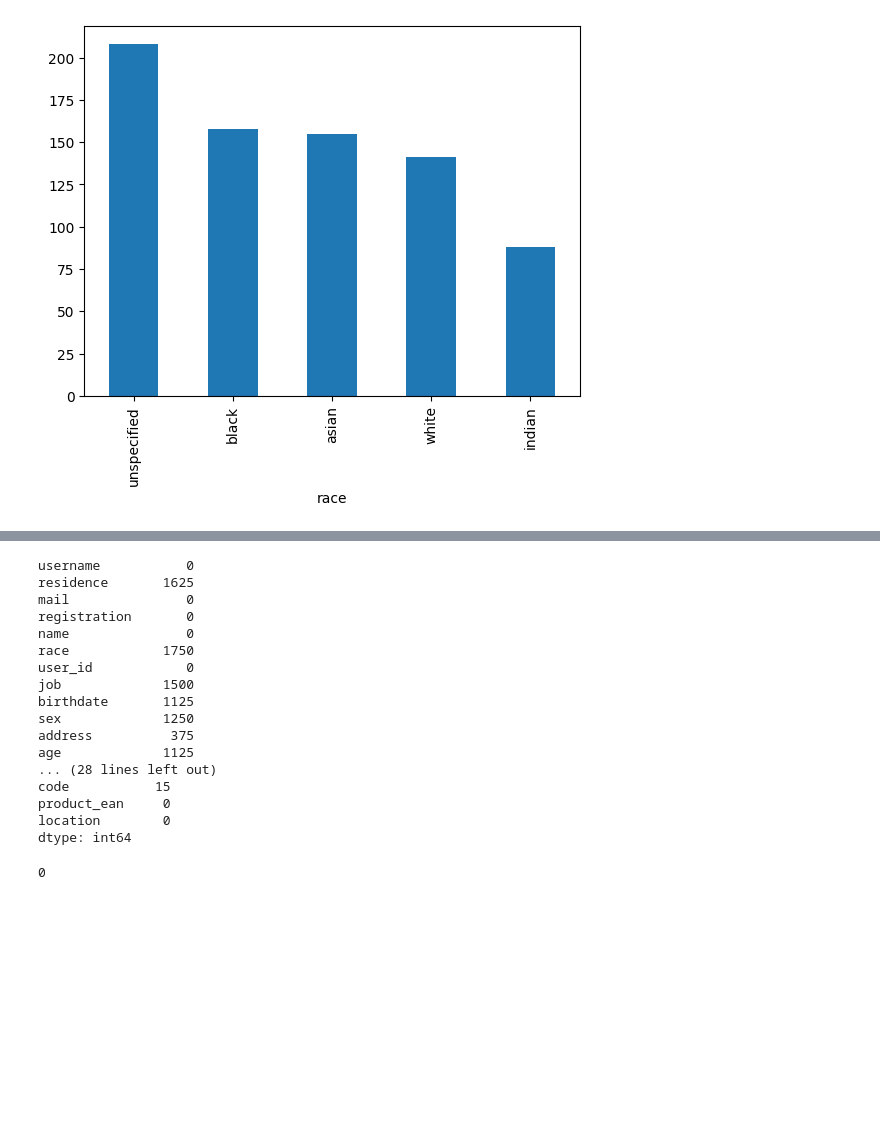
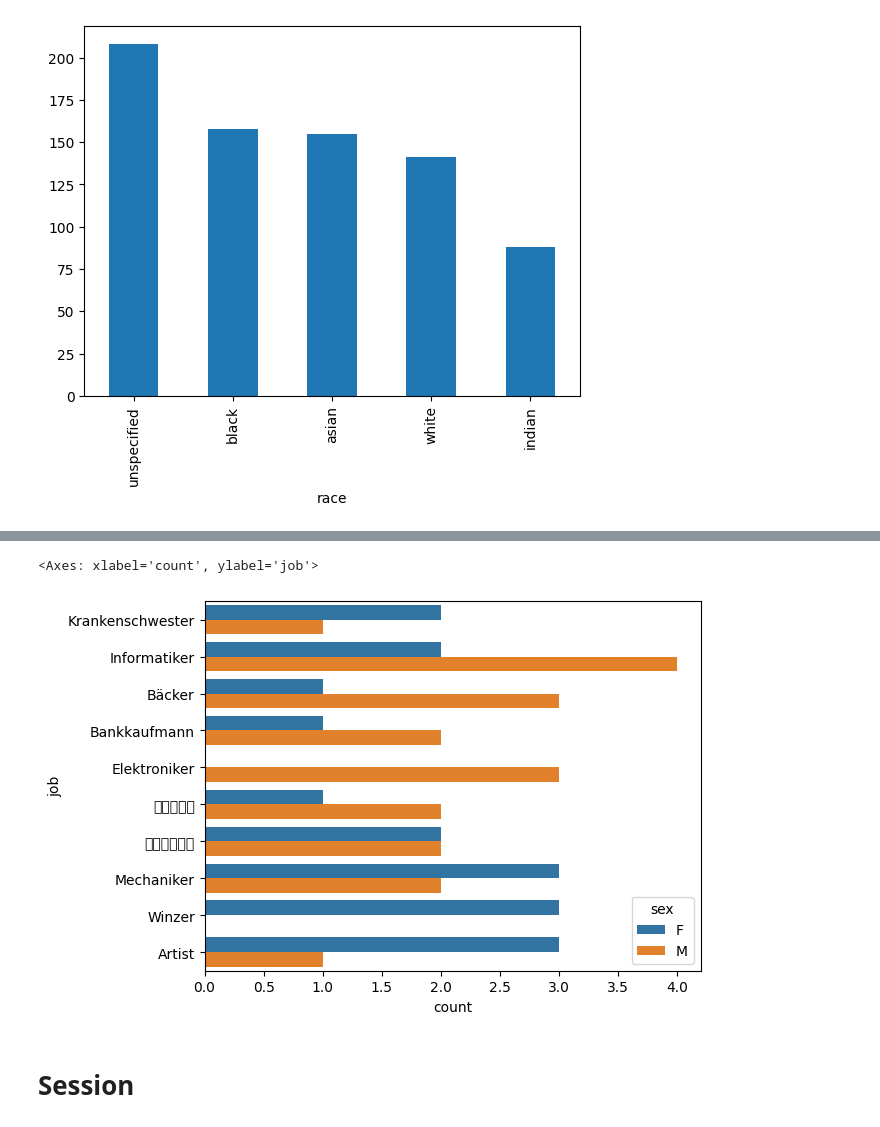
Before and after one commit to LordZemiakus/IAU, a Jupyter notebook: zadanie1.ipynb, the cells around one changed output, grey strips where cells are left out. Drawn from its saved outputs; the diff is of its cells as text; code cells hidden in the pictures; blank space fills up the shorter version.

```diff
--- a/zadanie1.ipynb
+++ b/zadanie1.ipynb
@@ -145,28 +122,5 @@ pd.crosstab(user['sex'], user['race']).plot(kind='bar', stacked=True)
-# %%
-print(user.isnull().sum())
-print(session.isnull().sum())
-print(product.isnull().sum())
-# %% [output]
-username           0
-residence       1625
-mail               0
-registration       0
-name               0
-race            1750
-user_id            0
-job             1500
-birthdate       1125
-sex             1250
-address          375
-age             1125
-... (28 lines left out)
-code           15
-product_ean     0
-location        0
-dtype: int64
-# %%
-user.duplicated().sum()
-session.duplicated().sum()
-product.duplicated().sum()
-# %% [output]
-0
+# %%
+sns.countplot(y='job', hue='sex', data=user, order=user['job'].value_counts().iloc[:10].index)
+# %% [output]
+<Axes: xlabel='count', ylabel='job'>
+[figure, added]
@@ -172,0 +130,2 @@ product.duplicated().sum()
+# %% [markdown]
+# Session
```
Also changed, not shown: parts of 44 cells of this notebook.
